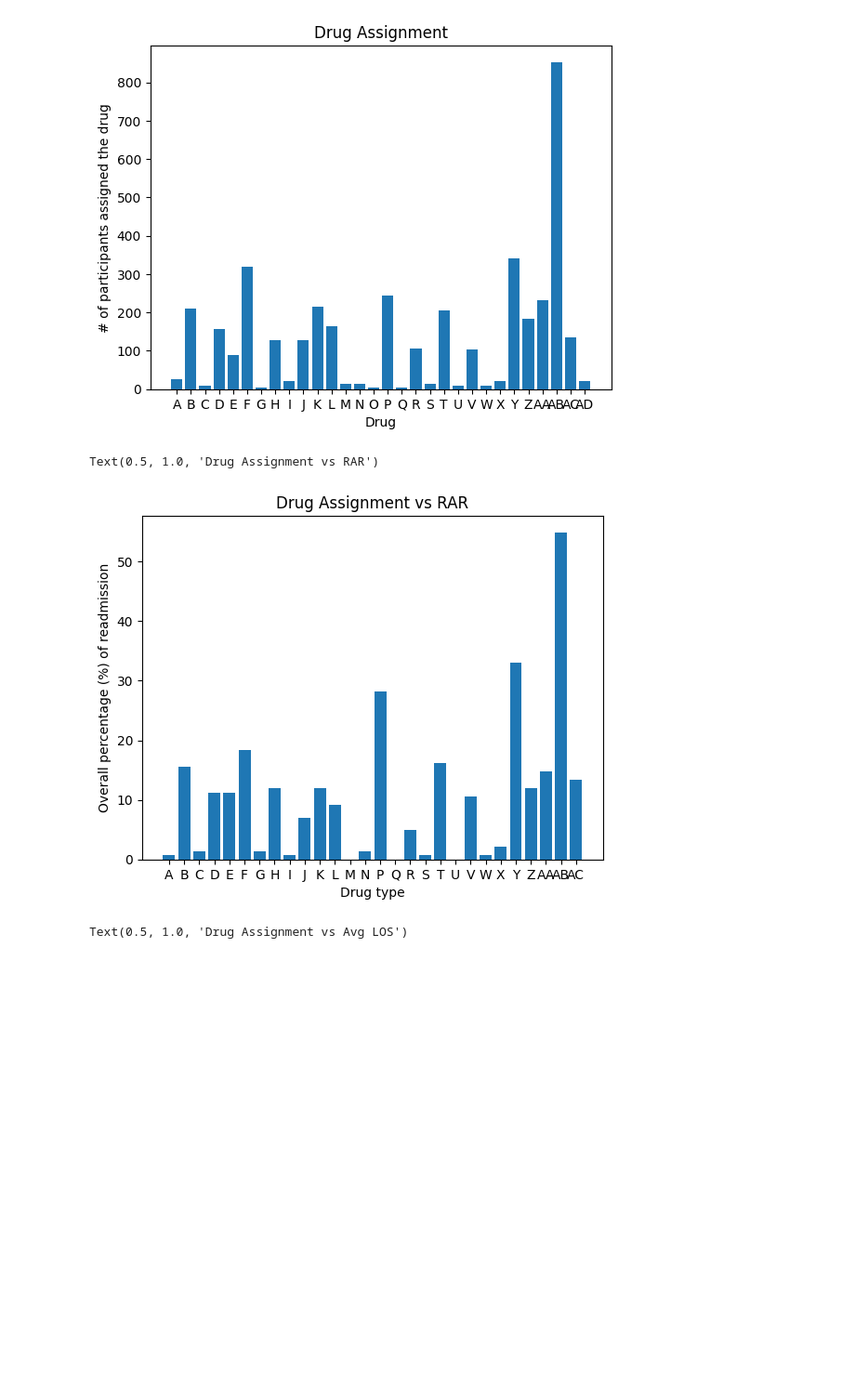
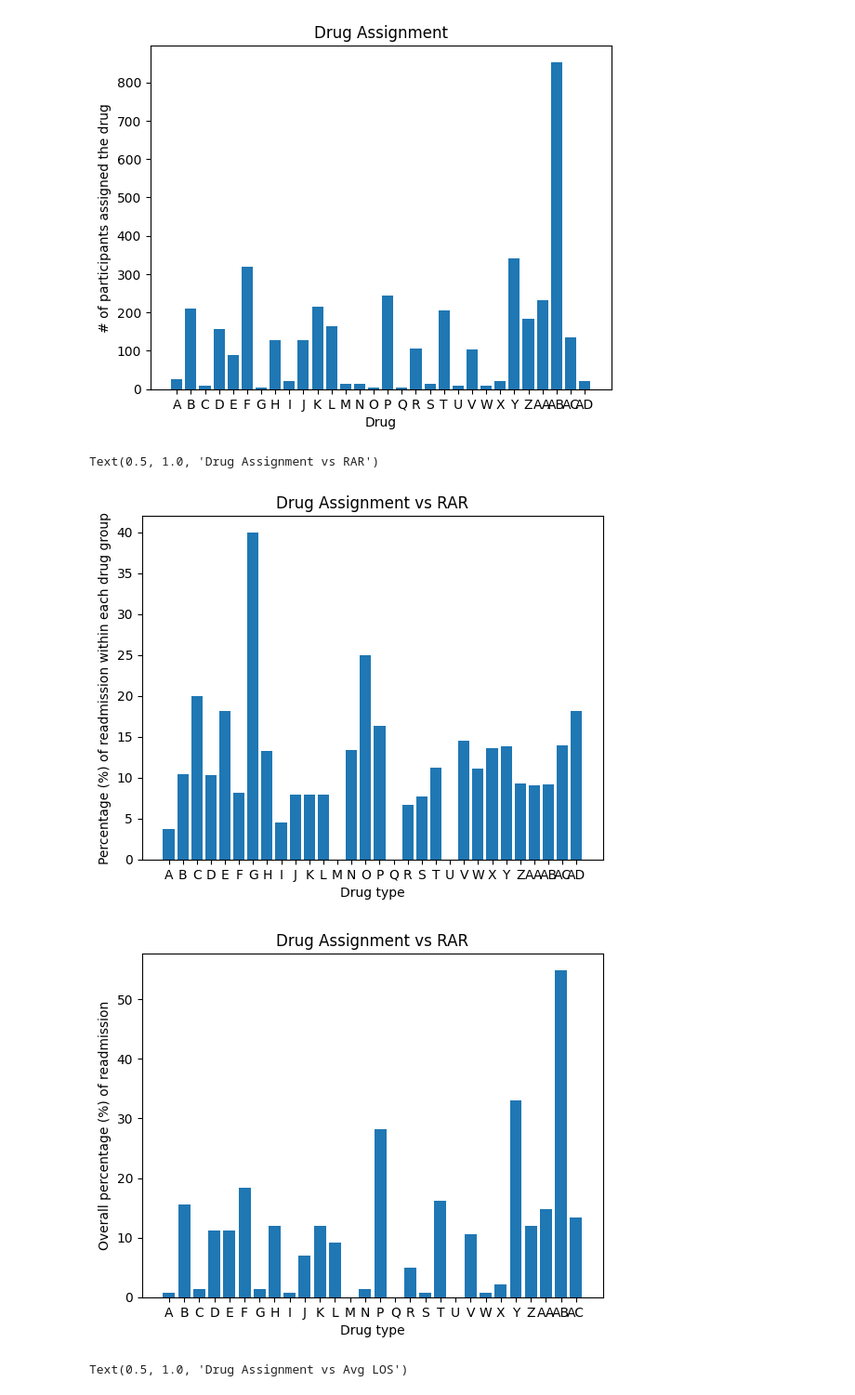
Before and after one commit to Precision-MD/precisionMD-model, a Jupyter notebook: EDA/EDA.ipynb, the cells around one changed output. Shown: that part at 93% size. Saved outputs shown, nothing was run; the diff lists cells and outputs as text; code cells hidden in the pictures; blank space fills up the shorter version.

```diff
--- a/EDA/EDA.ipynb
+++ b/EDA/EDA.ipynb
@@ -474,42 +474,53 @@ combined_condition_W = rar & drug_W_RAR
 combined_condition_X = rar & drug_X_RAR
 combined_condition_Y = rar & drug_Y_RAR
 combined_condition_Z = rar & drug_Z_RAR
 combined_condition_AA = rar & drug_AA_RAR
 combined_condition_AB = rar & drug_AB_RAR
 combined_condition_AC = rar & drug_AC_RAR
 combined_condition_AD = rar & drug_AD_RAR
 
 # Count rows meeting both conditions
-# data = {'A': (df[combined_condition_A].shape[0]/drug_A_assigned) * 100, 'B': (df[combined_condition_B].shape[0]/drug_B_assigned) * 100, 'C': (df[combined_condition_C].shape[0]/drug_C_assigned) * 100, 'D': (df[combined_condition_D].shape[0]/drug_D_assigned) * 100,
-#         'E': (df[combined_condition_E].shape[0]/drug_E_assigned) * 100, 'F': (df[combined_condition_F].shape[0]/drug_F_assigned) * 100, 'G': (df[combined_condition_G].shape[0]/drug_G_assigned) * 100,
-#         'H': (df[combined_condition_H].shape[0]/drug_H_assigned) * 100, 'I': (df[combined_condition_I].shape[0]/drug_I_assigned) * 100, 'J': (df[combined_condition_J].shape[0]/drug_J_assigned) * 100, 'K': (df[combined_condition_K].shape[0]/drug_K_assigned) * 100,
-#         'L': (df[combined_condition_L].shape[0]/drug_L_assigned) * 100, 'M': (df[combined_condition_M].shape[0]/drug_M_assigned) * 100, 'N': (df[combined_condition_N].shape[0]/drug_N_assigned) * 100, 'O': (df[combined_condition_O].shape[0]/drug_O_assigned) * 100,
-#         'P': (df[combined_condition_P].shape[0]/drug_P_assigned) * 100, 'Q': (df[combined_condition_Q].shape[0]/drug_Q_assigned) * 100, 'R': (df[combined_condition_R].shape[0]/drug_R_assigned) * 100, 'S': (df[combined_condition_S].shape[0]/drug_S_assigned) * 100,
-#         'T': (df[combined_condition_T].shape[0]/drug_T_assigned) * 100, 'U': (df[combined_condition_U].shape[0]/drug_U_assigned) * 100, 'V': (df[combined_condition_V].shape[0]/drug_V_assigned) * 100, 'W': (df[combined_condition_W].shape[0]/drug_W_assigned) * 100,
-#         'X': (df[combined_condition_X].shape[0]/drug_X_assigned) * 100, 'Y': (df[combined_condition_Y].shape[0]/drug_Y_assigned) * 100, 'Z': (df[combined_condition_Z].shape[0]/drug_Z_assigned) * 100, 'AA': (df[combined_condition_AA].shape[0]/drug_AA_assigned) * 100,
-#         'AB': (df[combined_condition_AB].shape[0]/drug_AB_assigned) * 100, 'AC': (df[combined_condition_AC].shape[0]/drug_AC_assigned) * 100, 'AD': (df[combined_condition_AD].shape[0]/drug_AD_assigned) * 100}
+data = {'A': (df[combined_condition_A].shape[0]/drug_A_assigned) * 100, 'B': (df[combined_condition_B].shape[0]/drug_B_assigned) * 100, 'C': (df[combined_condition_C].shape[0]/drug_C_assigned) * 100, 'D': (df[combined_condition_D].shape[0]/drug_D_assigned) * 100,
+        'E': (df[combined_condition_E].shape[0]/drug_E_assigned) * 100, 'F': (df[combined_condition_F].shape[0]/drug_F_assigned) * 100, 'G': (df[combined_condition_G].shape[0]/drug_G_assigned) * 100,
+        'H': (df[combined_condition_H].shape[0]/drug_H_assigned) * 100, 'I': (df[combined_condition_I].shape[0]/drug_I_assigned) * 100, 'J': (df[combined_condition_J].shape[0]/drug_J_assigned) * 100, 'K': (df[combined_condition_K].shape[0]/drug_K_assigned) * 100,
+        'L': (df[combined_condition_L].shape[0]/drug_L_assigned) * 100, 'M': (df[combined_condition_M].shape[0]/drug_M_assigned) * 100, 'N': (df[combined_condition_N].shape[0]/drug_N_assigned) * 100, 'O': (df[combined_condition_O].shape[0]/drug_O_assigned) * 100,
+        'P': (df[combined_condition_P].shape[0]/drug_P_assigned) * 100, 'Q': (df[combined_condition_Q].shape[0]/drug_Q_assigned) * 100, 'R': (df[combined_condition_R].shape[0]/drug_R_assigned) * 100, 'S': (df[combined_condition_S].shape[0]/drug_S_assigned) * 100,
+        'T': (df[combined_condition_T].shape[0]/drug_T_assigned) * 100, 'U': (df[combined_condition_U].shape[0]/drug_U_assigned) * 100, 'V': (df[combined_condition_V].shape[0]/drug_V_assigned) * 100, 'W': (df[combined_condition_W].shape[0]/drug_W_assigned) * 100,
+        'X': (df[combined_condition_X].shape[0]/drug_X_assigned) * 100, 'Y': (df[combined_condition_Y].shape[0]/drug_Y_assigned) * 100, 'Z': (df[combined_condition_Z].shape[0]/drug_Z_assigned) * 100, 'AA': (df[combined_condition_AA].shape[0]/drug_AA_assigned) * 100,
+        'AB': (df[combined_condition_AB].shape[0]/drug_AB_assigned) * 100, 'AC': (df[combined_condition_AC].shape[0]/drug_AC_assigned) * 100, 'AD': (df[combined_condition_AD].shape[0]/drug_AD_assigned) * 100}
+
+names = list(data.keys())
+values = list(data.values())
+
+fig, axs = plt.subplots()
+axs.bar(names, values)
+
+plt.xlabel("Drug type")
+plt.ylabel("Percentage (%) of readmission within each drug group")
+plt.title('Drug Assignment vs RAR')
 
 data = {'A': (df[combined_condition_A].shape[0]/num_rar) * 100, 'B': (df[combined_condition_B].shape[0]/num_rar) * 100, 'C': (df[combined_condition_C].shape[0]/num_rar) * 100, 'D': (df[combined_condition_D].shape[0]/num_rar) * 100,
         'E': (df[combined_condition_E].shape[0]/num_rar) * 100, 'F': (df[combined_condition_F].shape[0]/num_rar) * 100, 'G': (df[combined_condition_G].shape[0]/num_rar) * 100, 'H': (df[combined_condition_H].shape[0]/num_rar)* 100,
         'I': (df[combined_condition_I].shape[0]/num_rar) * 100, 'J': (df[combined_condition_J].shape[0]/num_rar) * 100, 'K': (df[combined_condition_K].shape[0]/num_rar) * 100,
         'L': (df[combined_condition_L].shape[0]/num_rar) * 100, 'M': (df[combined_condition_M].shape[0]/num_rar) * 100, 'N': (df[combined_condition_N].shape[0]/num_rar) * 100,
         'P': (df[combined_condition_P].shape[0]/num_rar) * 100, 'Q': (df[combined_condition_Q].shape[0]/num_rar) * 100, 'R': (df[combined_condition_R].shape[0]/num_rar) * 100,
         'S': (df[combined_condition_S].shape[0]/num_rar) * 100, 'T': (df[combined_condition_T].shape[0]/num_rar) * 100, 'U': (df[combined_condition_U].shape[0]/num_rar) * 100,
         'V': (df[combined_condition_V].shape[0]/num_rar) * 100, 'W': (df[combined_condition_W].shape[0]/num_rar) * 100, 'X': (df[combined_condition_X].shape[0]/num_rar) * 100,
         'Y': (df[combined_condition_Y].shape[0]/num_rar) * 100, 'Z': (df[combined_condition_Z].shape[0]/num_rar) * 100,
         'AA': (df[combined_condition_AA].shape[0]/num_rar) * 100, 'AB': (df[combined_condition_AB].shape[0]/num_rar) * 100, 'AC': (df[combined_condition_AC].shape[0]/num_rar) * 100}
 names = list(data.keys())
 values = list(data.values())
 
 fig, axs = plt.subplots()
 axs.bar(names, values)
 
 plt.xlabel("Drug type")
 plt.ylabel("Overall percentage (%) of readmission")
 plt.title('Drug Assignment vs RAR')
 # %% [output]
 Text(0.5, 1.0, 'Drug Assignment vs RAR')
-[figure, old version]
+[figure, new version]
+[figure, added]
 # %%
 # Drug vs LOS
 
```
Also changed, not shown: parts of 1 cell of this notebook.
